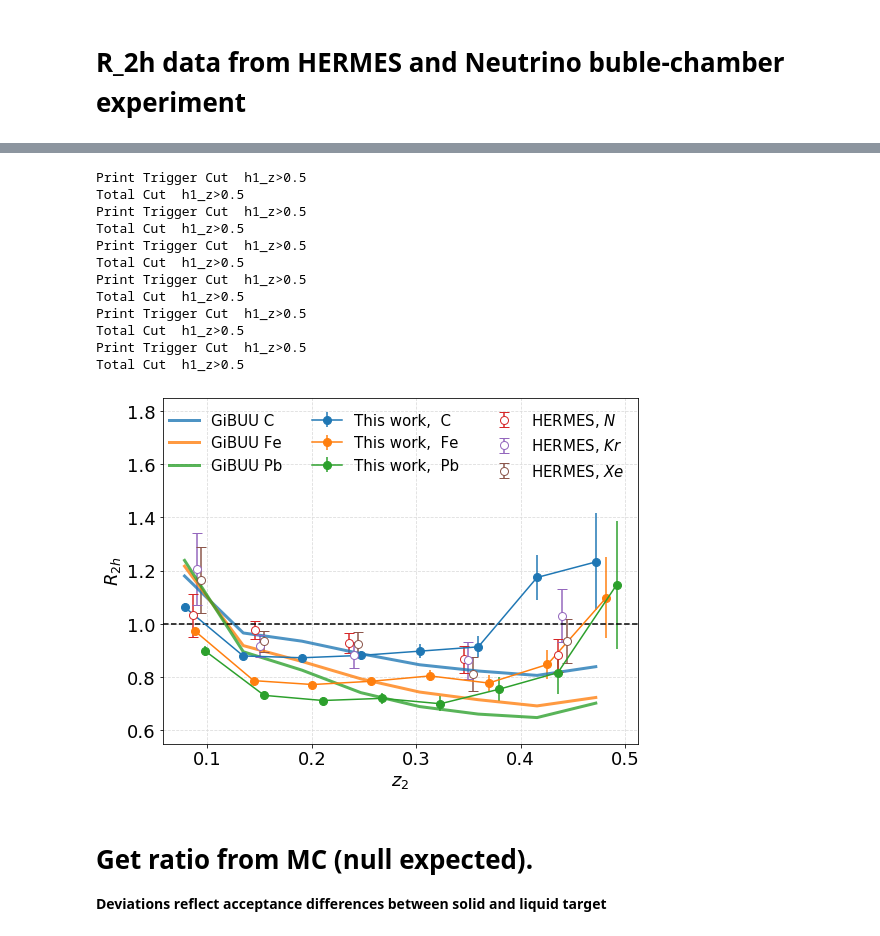
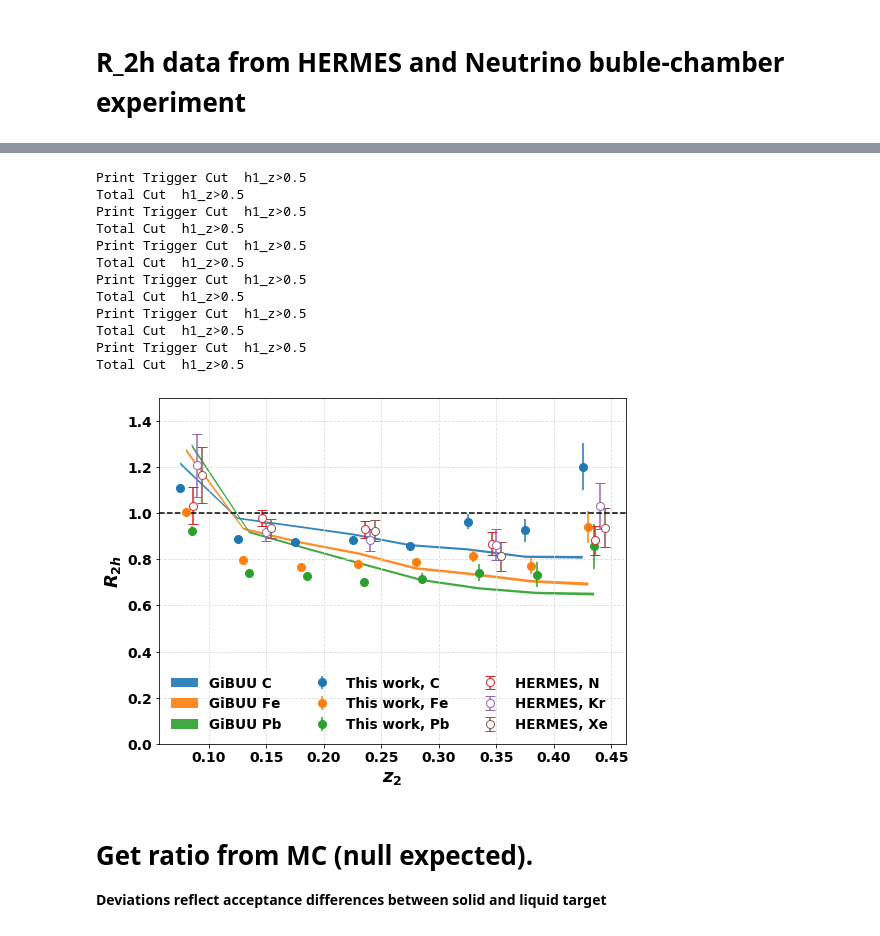
Before and after one commit to smoranvas/di-hadron, a Jupyter notebook: getRatios.ipynb, the cells around one changed output, grey strips where cells are left out. Saved outputs shown, nothing was run; the diff lists cells and outputs as text; code cells hidden in the pictures.

Commit message:
updated format and cuts. Aditional cuts Z<1 for ex

```diff
--- a/getRatios.ipynb
+++ b/getRatios.ipynb
@@ -63,12 +64,18 @@ def applyCuts(fullDataframe,name='default',isMC=False,isTrigger=True):
     dataframe.eval('inelasticity = nu/5.014', inplace=True)
     dataframe.eval('h1_e = h1_z*nu', inplace=True)
     dataframe.eval('h1_p = sqrt(h1_e*h1_e-0.13957*0.13957)', inplace=True)
-    dataframe = applyCut(dataframe, 'Q2>1.0', 'Q2>1.0 :')
+    dataframe = applyCut(dataframe, 'Q2>1.0 and Q2<4.0', 'Q2>1.0 and Q2<4.0')
     #dataframe = applyCut(dataframe, 'Nu>3.0 and Nu<3.5', '3.0 < Nu < 3.5')
     #dataframe = applyCut(dataframe, 'h_z>0.5', 'h_z>0.5 :')
     dataframe = applyCut(dataframe, 'h1_p <2.5 ', 'h1_p<2.5 ')
     dataframe = applyCut(dataframe, 'inelasticity<0.85','inelasticity < 0.85')
     dataframe = applyCut(dataframe, 'abs(h1_pid)==211', 'h1_pid = pions (trigger)')
+    dataframe = applyCut(dataframe, 'nu>2.2 and nu<4.2', 'Nu>2.2 and Nu<4.2')
+    dataframe = applyCut(dataframe, 'h1_z <1.0', 'h1_z <1.0')
+
+
+
+
     return dataframe
 
 def applyCutsPair(fullDataframe,name='default',isMC=False):
@@ -84,7 +91,7 @@ def applyCutsPair(fullDataframe,name='default',isMC=False):
     dataframe.eval('h1_p = sqrt(h1_e*h1_e-0.13957*0.13957)', inplace=True)
     dataframe.eval('h2_e = h2_z*nu', inplace=True)
     dataframe.eval('h2_p = sqrt(h2_e*h2_e-0.13957*0.13957)', inplace=True)
-    dataframe = applyCut(dataframe, 'Q2>1.0', 'Q2>1.0 :')
+    dataframe = applyCut(dataframe, 'Q2>1.0 and Q2<4.0', 'Q2>1.0 :')
     #dataframe = applyCut(dataframe, 'nu>3.0 and nu<3.5', '3.0 < nu < 3.5')
     dataframe = applyCut(dataframe, 'h1_z>0.5', 'h1_z>0.5 :')
     dataframe = applyCut(dataframe, 'h1_p<2.5', 'h1_p<2.5 GeV ')
@@ -94,6 +101,7 @@ def applyCutsPair(fullDataframe,name='default',isMC=False):
     dataframe = applyCut(dataframe, 'abs(h2_pid)==211', 'secondary hadrons are pions')
     dataframe = applyCut(dataframe, 'h2_p>0.2', 'h2_p>0.2')
     dataframe = applyCut(dataframe, 'h1_p>0.2', 'h1_p>0.2')
+    dataframe = applyCut(dataframe, 'h2_z<1.0', 'h1_z<1.0')
 
     ## Theta cuts are not applied in the GiBUU case
     if (not isMC):
@@ -435,53 +425,62 @@ fig = plt.figure(figsize=(8,6))
 for i,target in enumerate(['C','Fe','Pb']):
     r, err,x = getRatio(df['%s'%target], df['D_%s'%target],
                         df_trigger['%s_trigger'%target], df_trigger['D_%s_trigger'%target],
-                        minz=0.05,maxz=0.5, variable='h2_z')
-    plt.errorbar(x+0.01*i,r,yerr=err,label='This work,  %s'%target,fmt='o-',ms=8) ## 'fmt' is for formatting
+                        minz=0.05,maxz=0.45, variable='h2_z')
+    plt.errorbar(x+0.005*i,r,yerr=err,label='This work, %s'%target,fmt='o',ms=8) ## 'fmt' is for formatting
 
+
+
+for i,target in enumerate(['C','Fe','Pb']):
+#plt.errorbar(np.subtract(x,-i*0.005),r,yerr=err,label='This work, %s'%target,ms=8,fmt='o',alpha=0.99,color=colors[target])
+#plt.fill_between(np.subtract(x,-i*0.005), r*0.94,r*1.04, color=colors[target],alpha=0.2)
 
     #GiBUU
     r, err,x = getRatio(df['GiBUU_%s'%target],df['GiBUU_D'],df_trigger['GiBUU_%s_trigger'%target],df_trigger['GiBUU_D_trigger']
-                       ,variable='h2_z',minz=0.05,maxz=0.5, applyweight=False, pair_cut = '')
+                       ,variable='h2_z',minz=0.05,maxz=0.45, applyweight=False, pair_cut = '')
     #plt.fill_between(x,r,r-err,r+err,label='GiBUU %s'%target,alpha=0.9,lw=5)
-    plt.plot(x,r,label='GiBUU %s'%target,alpha=0.79,lw=3,color=colors[target])
-
+    #plt.plot(x,r,label='GiBUU %s'%target,alpha=0.79,lw=3,color=colors[target])
+    #plt.errorbar(x,r,yerr=err,label='GiBUU %s'%target,fmt='o',ms=8)
+    plt.fill_between(x+0.005*i,r-err,r+err,label='GiBUU %s'%target,alpha=0.9,lw=5)
 plt.xlabel('$z_{2}$',fontsize=18)
 plt.ylabel('$R_{2h}$',fontsize=18)
 
-plt.errorbar(hermes_x['N'], hermes_y['N'],yerr=hermes_ytotal['N'],fmt='o',mfc='white',label='HERMES, $N$',fillstyle=None,ms=8,capsize=5)
-plt.errorbar(hermes_x['Kr'], hermes_y['Kr'],yerr=hermes_ytotal['Kr'],fmt='o',mfc='white',label='HERMES, $Kr$',fillstyle=None,ms=8,capsize=5)
-plt.errorbar(hermes_x['Xe'], hermes_y['Xe'],yerr=hermes_ytotal['Xe'],fmt='o',mfc='white',label='HERMES, $Xe$',fillstyle=None,ms=8,capsize=5)
+
+plt.errorbar(hermes_x['N'], hermes_y['N'],yerr=hermes_ytotal['N'],fmt='o',mfc='white',label='HERMES, N',fillstyle=None,ms=8,capsize=5)
+plt.errorbar(hermes_x['Kr'], hermes_y['Kr'],yerr=hermes_ytotal['Kr'],fmt='o',mfc='white',label='HERMES, Kr',fillstyle=None,ms=8,capsize=5)
+plt.errorbar(hermes_x['Xe'], hermes_y['Xe'],yerr=hermes_ytotal['Xe'],fmt='o',mfc='white',label='HERMES, Xe',fillstyle=None,ms=8,capsize=5)
 #plt.errorbar(neutrino_x, neutrino_y,yerr=neutrino_yerror,fmt='s',mfc='white',label='Neutrino, $A_{eff}=21$',fillstyle=None,ms=8,capsize=5)
 
-#plt.ylim([0.5,1.5])
+plt.ylim([0.,1.5])
 #plt.xlim([0.00,0.5])
 plt.axhline(y=1.0,color='black',linestyle='--')
-plt.legend(loc='best',frameon=False,fontsize=15,ncol=3)
+plt.legend(loc='best',frameon=False,fontsize=13.5,ncol=3 )
 
 plt.tight_layout()
 #plt.savefig('ComparisonWithHermes_Linear.png')
-plt.ylim([0.55,1.85])
+#plt.ylim([0.55,1.85])
 
 #plt.yscale('log')
 #plt.savefig('ComparisonWithHermes_Log.png')
 plt.grid(True, axis='x',color='gainsboro', linestyle='dashed')
 plt.grid(True, axis='y',color='gainsboro', linestyle='dashed')
+plt.xticks(np.arange(0.1,0.5,0.05),fontsize=14)
+plt.yticks(fontsize=14)
 
 plt.show()
 # %% [output]
 Print Trigger Cut  h1_z>0.5
 Total Cut  h1_z>0.5
 Print Trigger Cut  h1_z>0.5
 Total Cut  h1_z>0.5
 Print Trigger Cut  h1_z>0.5
 Total Cut  h1_z>0.5
 Print Trigger Cut  h1_z>0.5
 Total Cut  h1_z>0.5
 Print Trigger Cut  h1_z>0.5
 Total Cut  h1_z>0.5
 Print Trigger Cut  h1_z>0.5
 Total Cut  h1_z>0.5
-[figure, old version]
+[figure, new version]
 # %% [markdown]
 
 # Get ratio from MC (null expected).
```
Also changed, not shown: parts of 13 cells of this notebook.
